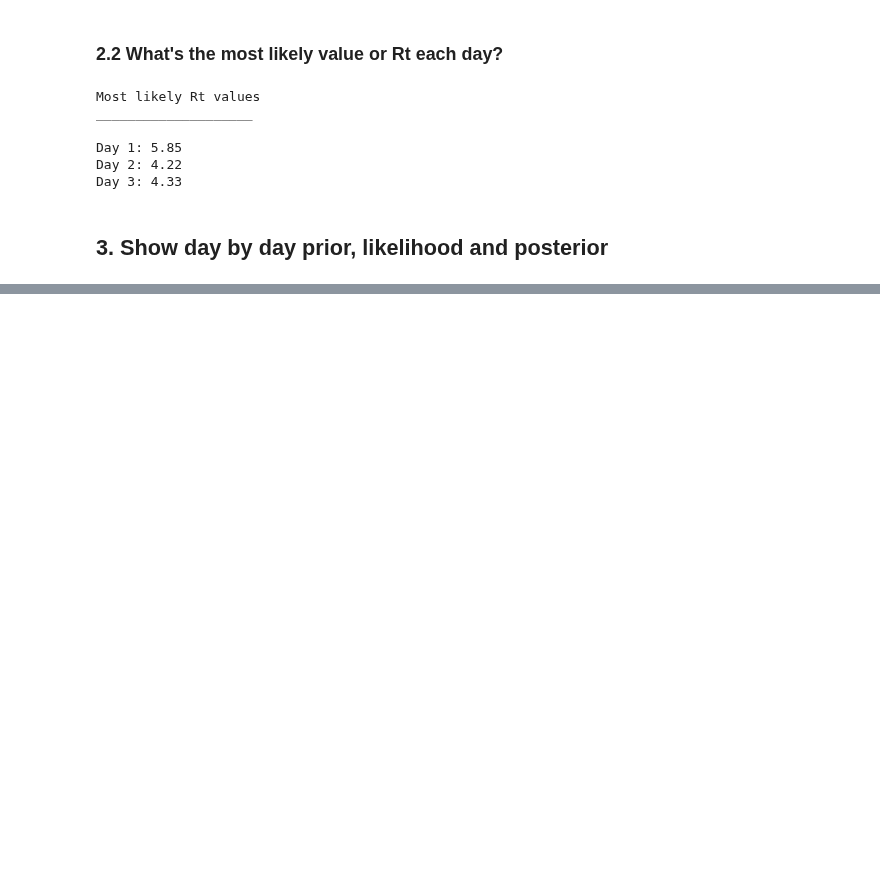
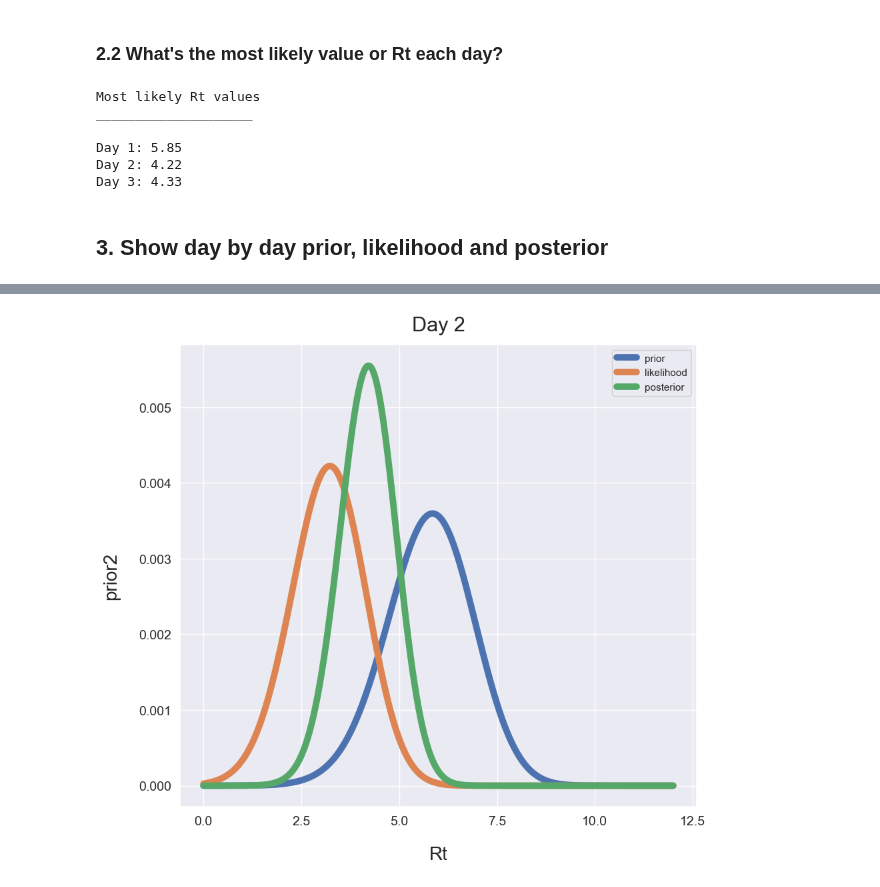
Before and after one commit to mikjf/statistics_and_experimental_design, a Jupyter notebook: covid_Rt_estimation.ipynb, the cells around one changed output, grey strips where cells are left out. Drawn from its saved outputs; the diff is of its cells as text; code cells hidden in the pictures; blank space fills up the shorter version.

```diff
--- a/covid_Rt_estimation.ipynb
+++ b/covid_Rt_estimation.ipynb
@@ -232,0 +287,15 @@ Day 3: 4.33
+# %%
+# day 2
+
+p1 = day2.plot(
+    fontsize = 14,
+    figsize = (10,9),
+    lw = 7,
+    xticks = [0, 2.5, 5, 7.5, 10, 12.5]
+    )
+
+p1.set_title("Day 2", pad = 15, fontdict = {'size':22})
+p1.set_ylabel("prior2", fontdict = {'fontsize': 20}, labelpad = 20);
+p1.set_xlabel("Rt", fontdict = {'fontsize': 20}, labelpad = 20);
+# %% [output]
+[figure, added]
```
Also changed, not shown: parts of 5 cells of this notebook.
